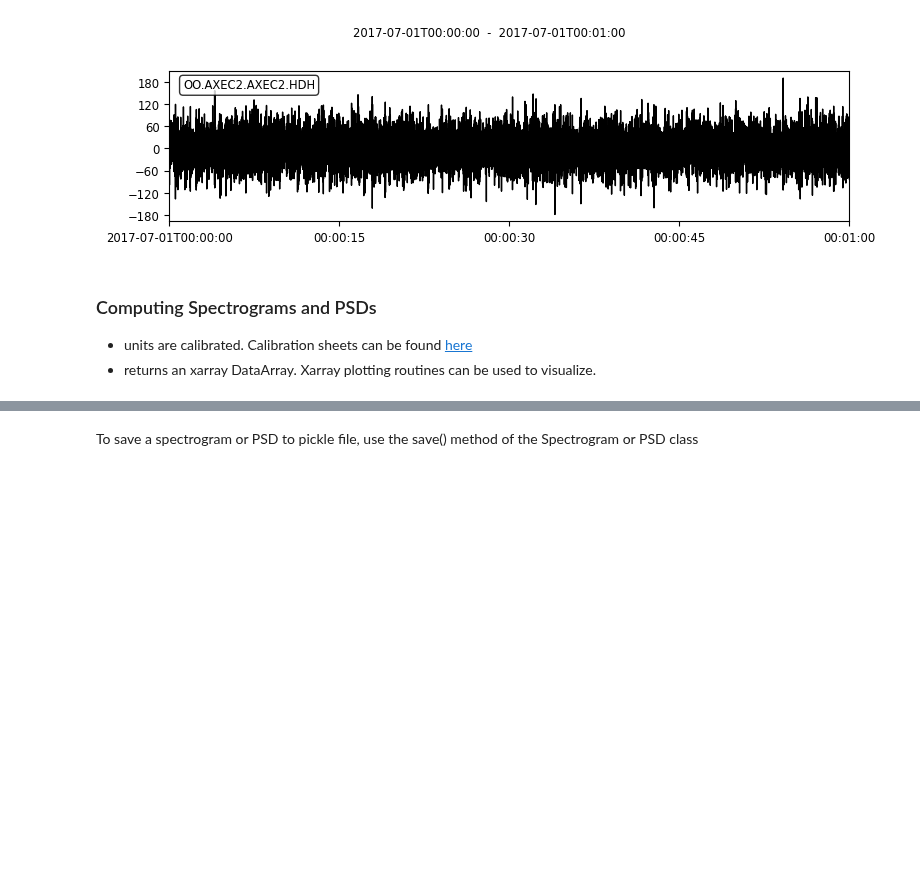
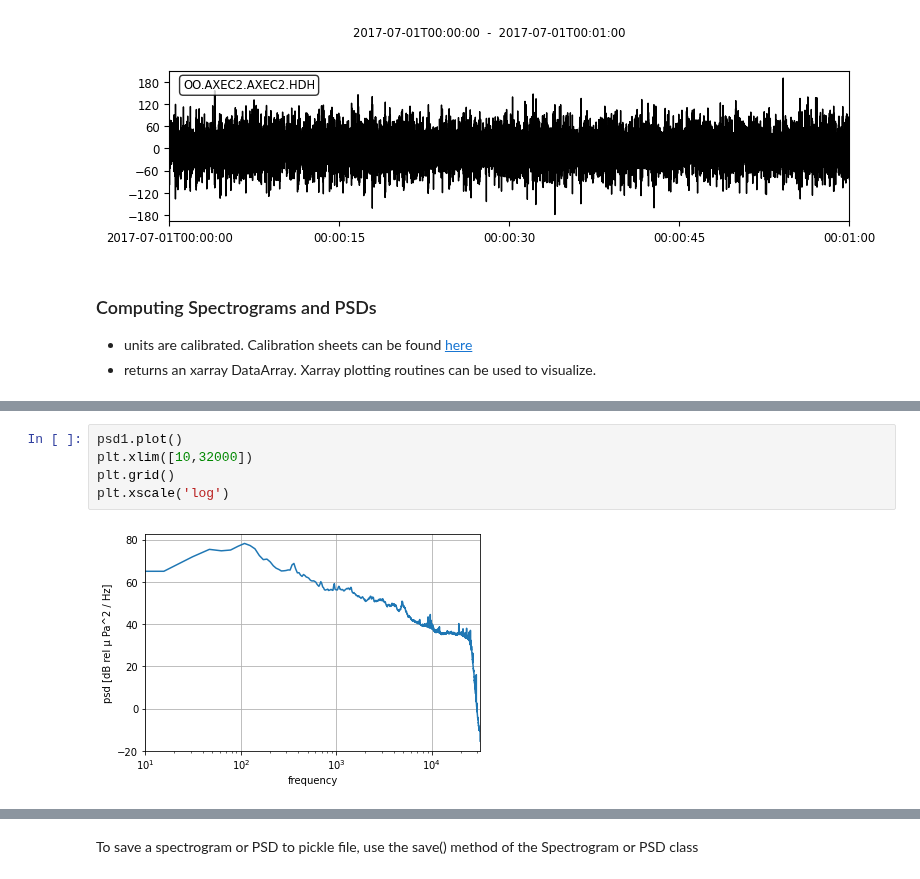
Before and after one commit to Ocean-Data-Lab/ooipy, a Jupyter notebook: demos/hydrophone_demo.ipynb, the cells around one changed output, grey strips where cells are left out. Drawn from its saved outputs; the diff is of its cells as text; blank space fills up the shorter version.

```diff
--- a/demos/hydrophone_demo.ipynb
+++ b/demos/hydrophone_demo.ipynb
@@ -160,0 +155,7 @@ ooipy.plot(psd2, fmin=0.1,fmax=100)
+# %%
+psd1.plot()
+plt.xlim([10,32000])
+plt.grid()
+plt.xscale('log')
+# %% [output]
+[figure, added]
```
Also changed, not shown: parts of 14 cells of this notebook.
